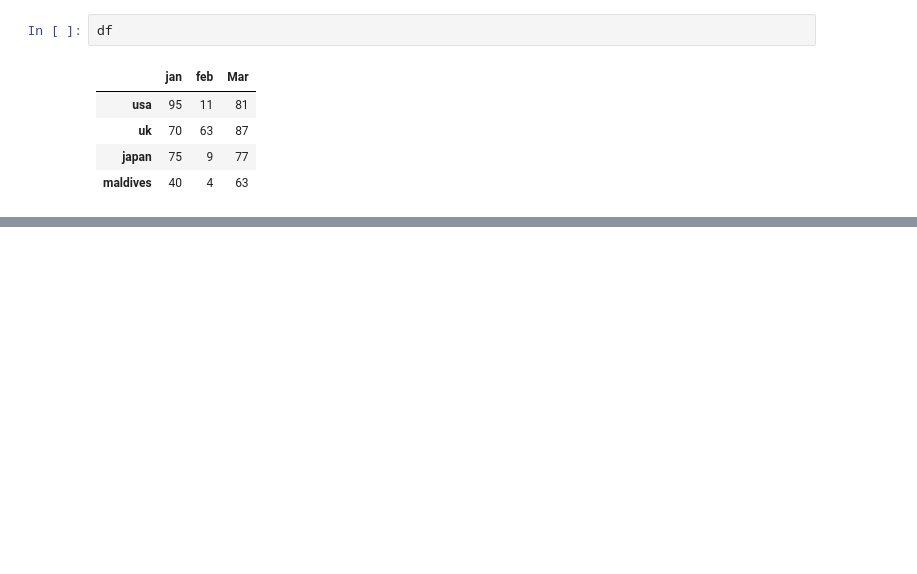
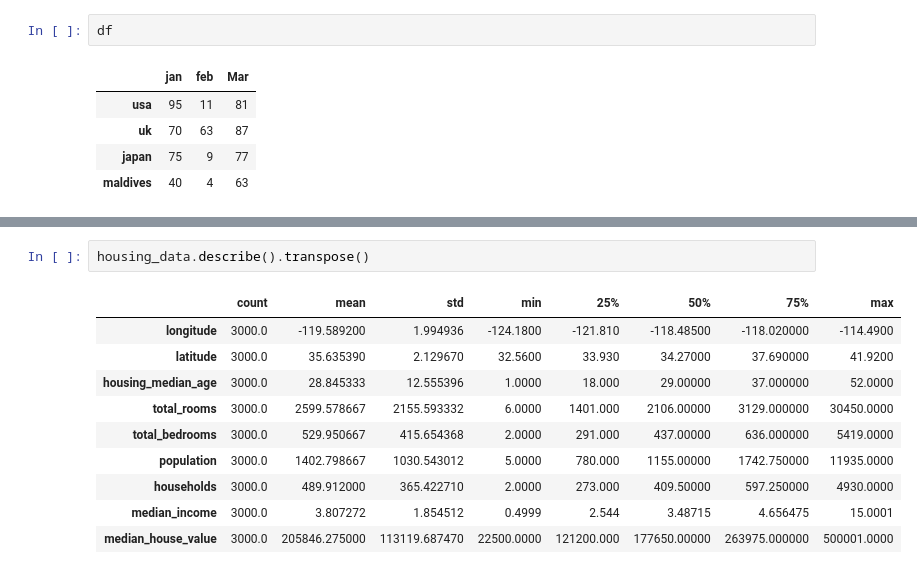
Before and after one commit to saisasi-choda/ML, a Jupyter notebook: pandas.ipynb, the cells around one changed output, grey strips where cells are left out. Drawn from its saved outputs; the diff is of its cells as text; blank space fills up the shorter version.

```diff
--- a/pandas.ipynb
+++ b/pandas.ipynb
@@ -18,0 +55,13 @@ df
+# %%
+housing_data.describe().transpose()
+# %% [output]
+|  | count | mean | std | min | 25% | 50% | 75% | max |
+| longitude | 3000.0 | -119.589200 | 1.994936 | -124.1800 | -121.810 | -118.48500 | -118.020000 | -114.4900 |
+| latitude | 3000.0 | 35.635390 | 2.129670 | 32.5600 | 33.930 | 34.27000 | 37.690000 | 41.9200 |
+| housing_median_age | 3000.0 | 28.845333 | 12.555396 | 1.0000 | 18.000 | 29.00000 | 37.000000 | 52.0000 |
+| total_rooms | 3000.0 | 2599.578667 | 2155.593332 | 6.0000 | 1401.000 | 2106.00000 | 3129.000000 | 30450.0000 |
+| total_bedrooms | 3000.0 | 529.950667 | 415.654368 | 2.0000 | 291.000 | 437.00000 | 636.000000 | 5419.0000 |
+| population | 3000.0 | 1402.798667 | 1030.543012 | 5.0000 | 780.000 | 1155.00000 | 1742.750000 | 11935.0000 |
+| households | 3000.0 | 489.912000 | 365.422710 | 2.0000 | 273.000 | 409.50000 | 597.250000 | 4930.0000 |
+| median_income | 3000.0 | 3.807272 | 1.854512 | 0.4999 | 2.544 | 3.48715 | 4.656475 | 15.0001 |
+| median_house_value | 3000.0 | 205846.275000 | 113119.687470 | 22500.0000 | 121200.000 | 177650.00000 | 263975.000000 | 500001.0000 |
```
Also changed, not shown: parts of 2 cells of this notebook.
